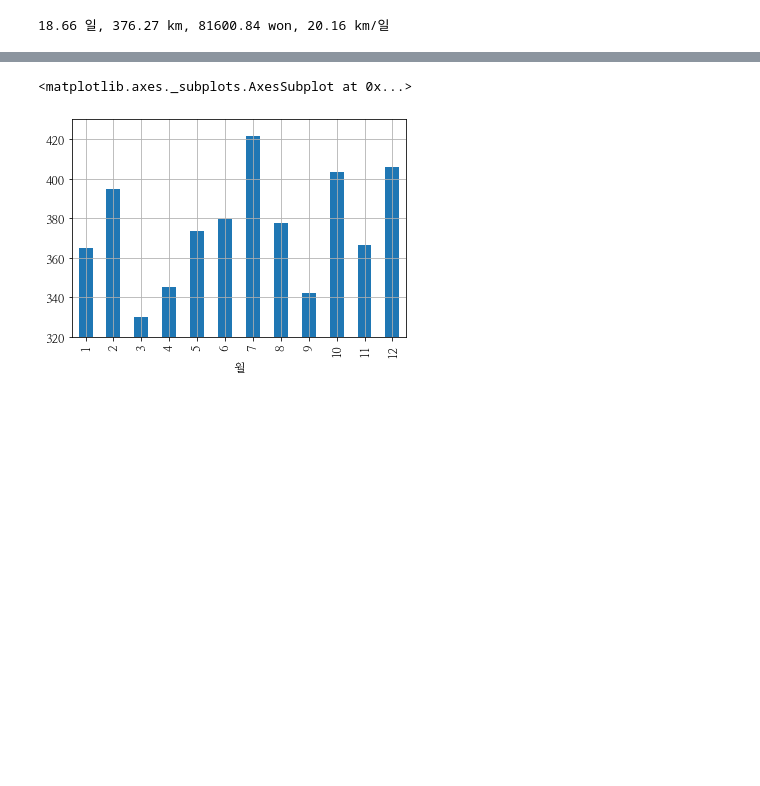
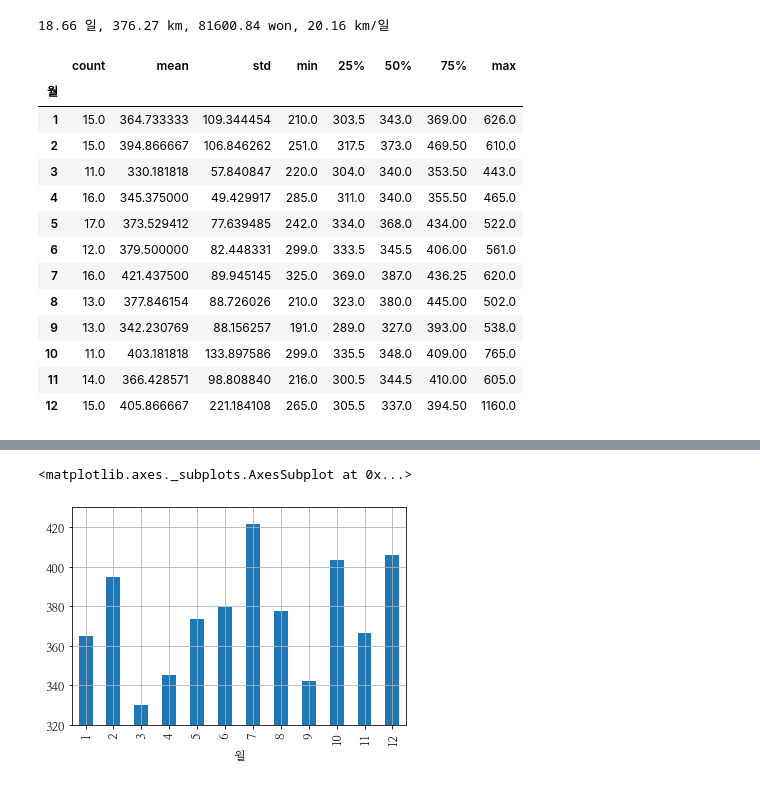
Before and after one commit to hvyrain/bigprobasic, a Jupyter notebook: 모두의데이터분석_Pandas_연비계산.ipynb, the cells around one changed output, grey strips where cells are left out. Saved outputs shown, nothing was run; the diff lists cells and outputs as text; code cells hidden in the pictures; blank space fills up the shorter version.

```diff
--- a/모두의데이터분석_Pandas_연비계산.ipynb
+++ b/모두의데이터분석_Pandas_연비계산.ipynb
@@ -103,6 +103,23 @@ df.describe()
 print('%.2f 일, %.2f km, %.2f won, %.2f km/일' % (df['간격일'].mean(), df['주행거리'].mean(), df['금액'].mean(), df['주행거리'].mean() / df['간격일'].mean()))
 # %% [output]
 18.66 일, 376.27 km, 81600.84 won, 20.16 km/일
+# %%
+df['주행거리'].groupby(df['월']).describe()
+# %% [output]
+|  | count | mean | std | min | 25% | 50% | 75% | max |
+| 월 |  |  |  |  |  |  |  |  |
+| 1 | 15.0 | 364.733333 | 109.344454 | 210.0 | 303.5 | 343.0 | 369.00 | 626.0 |
+| 2 | 15.0 | 394.866667 | 106.846262 | 251.0 | 317.5 | 373.0 | 469.50 | 610.0 |
+| 3 | 11.0 | 330.181818 | 57.840847 | 220.0 | 304.0 | 340.0 | 353.50 | 443.0 |
+| 4 | 16.0 | 345.375000 | 49.429917 | 285.0 | 311.0 | 340.0 | 355.50 | 465.0 |
+| 5 | 17.0 | 373.529412 | 77.639485 | 242.0 | 334.0 | 368.0 | 434.00 | 522.0 |
+| 6 | 12.0 | 379.500000 | 82.448331 | 299.0 | 333.5 | 345.5 | 406.00 | 561.0 |
+| 7 | 16.0 | 421.437500 | 89.945145 | 325.0 | 369.0 | 387.0 | 436.25 | 620.0 |
+| 8 | 13.0 | 377.846154 | 88.726026 | 210.0 | 323.0 | 380.0 | 445.00 | 502.0 |
+| 9 | 13.0 | 342.230769 | 88.156257 | 191.0 | 289.0 | 327.0 | 393.00 | 538.0 |
+| 10 | 11.0 | 403.181818 | 133.897586 | 299.0 | 335.5 | 348.0 | 409.00 | 765.0 |
+| 11 | 14.0 | 366.428571 | 98.808840 | 216.0 | 300.5 | 344.5 | 410.00 | 605.0 |
+| 12 | 15.0 | 405.866667 | 221.184108 | 265.0 | 305.5 | 337.0 | 394.50 | 1160.0 |
 # %%
 x = df['주행거리'].groupby(df['월']).describe().iloc[:,1] # mean
 y = df['주행거리'].groupby(df['월']).describe().iloc[:,2] # std
```
Also changed, not shown: parts of 1 cell of this notebook.
